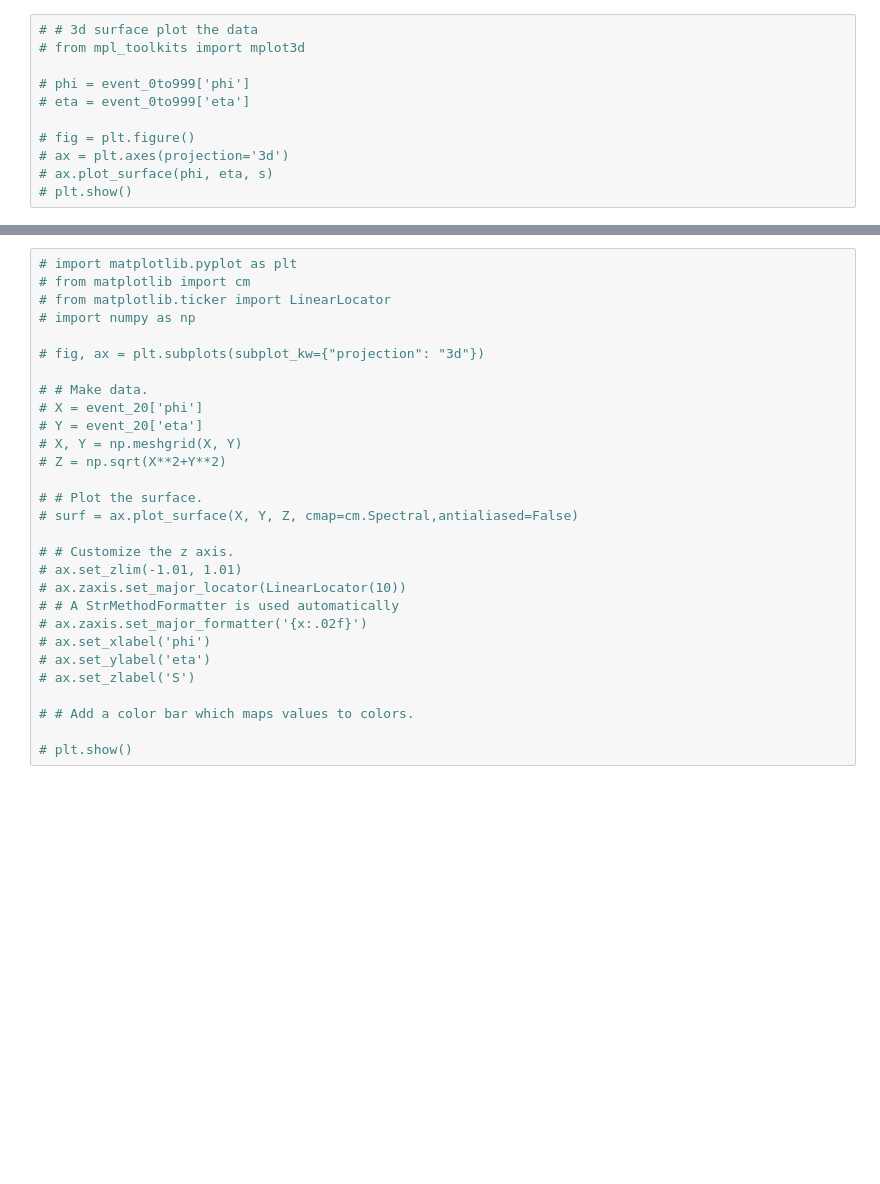
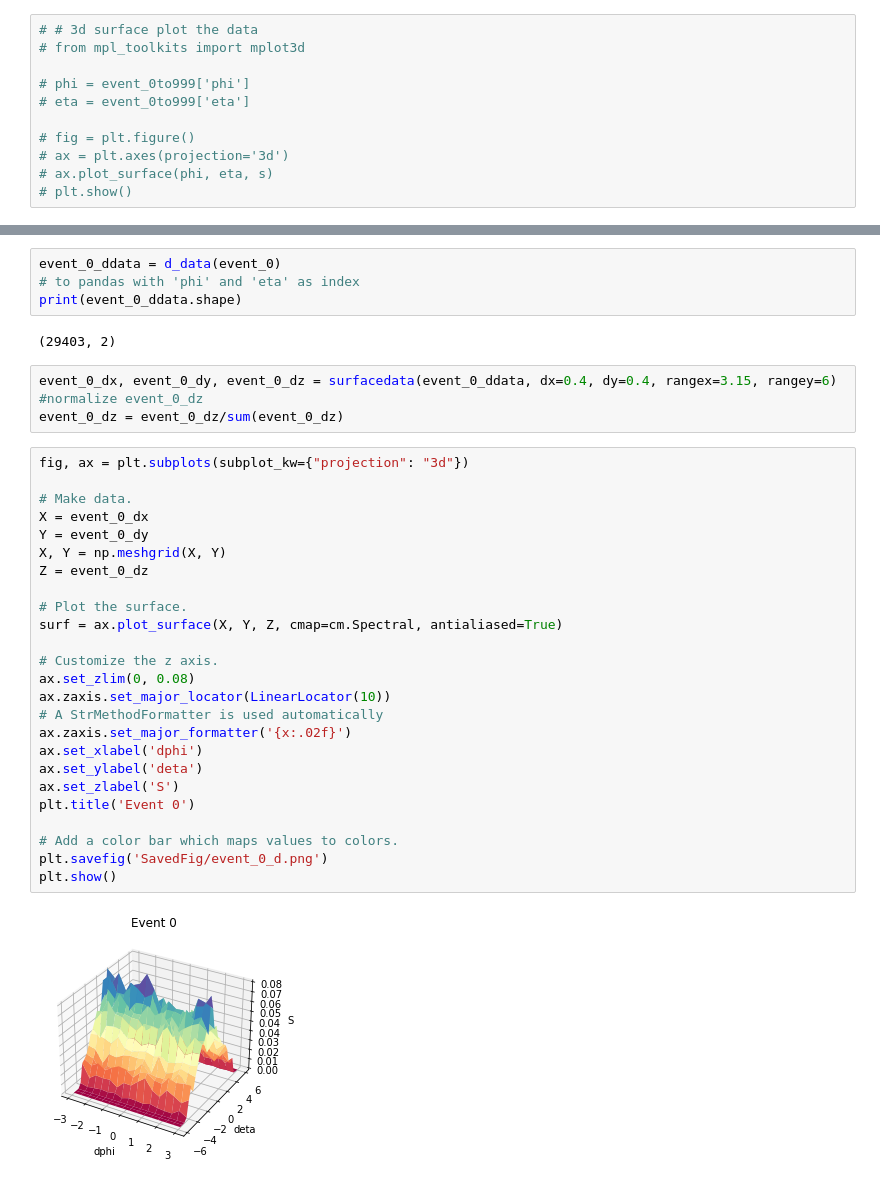
Before and after one commit to HarryWang0619/CIS_May_FinalProject, a Jupyter notebook: jul5_harry.ipynb, the cells around one changed output, grey strips where cells are left out. Cells and saved outputs as stored; diff of their text form; blank space fills up the shorter version.

```diff
--- a/jul5_harry.ipynb
+++ b/jul5_harry.ipynb
@@ -27,29 +55,37 @@ importing event  9
+# %%
+event_0_ddata = d_data(event_0)
+# to pandas with 'phi' and 'eta' as index
+print(event_0_ddata.shape)
+# %% [output]
+(29403, 2)
+# %%
+event_0_dx, event_0_dy, event_0_dz = surfacedata(event_0_ddata, dx=0.4, dy=0.4, rangex=3.15, rangey=6)
+#normalize event_0_dz
+event_0_dz = event_0_dz/sum(event_0_dz)
 # %%
-# import matplotlib.pyplot as plt
-# from matplotlib import cm
-# from matplotlib.ticker import LinearLocator
-# import numpy as np
+fig, ax = plt.subplots(subplot_kw={"projection": "3d"})
 
-# fig, ax = plt.subplots(subplot_kw={"projection": "3d"})
+# Make data.
+X = event_0_dx
+Y = event_0_dy
+X, Y = np.meshgrid(X, Y)
+Z = event_0_dz
 
-# # Make data.
-# X = event_20['phi']
-# Y = event_20['eta']
-# X, Y = np.meshgrid(X, Y)
-# Z = np.sqrt(X**2+Y**2)
+# Plot the surface.
+surf = ax.plot_surface(X, Y, Z, cmap=cm.Spectral, antialiased=True)
 
-# # Plot the surface.
-# surf = ax.plot_surface(X, Y, Z, cmap=cm.Spectral,antialiased=False)
+# Customize the z axis.
+ax.set_zlim(0, 0.08)
+ax.zaxis.set_major_locator(LinearLocator(10))
+# A StrMethodFormatter is used automatically
+ax.zaxis.set_major_formatter('{x:.02f}')
+ax.set_xlabel('dphi')
+ax.set_ylabel('deta')
+ax.set_zlabel('S')
+plt.title('Event 0')
 
-# # Customize the z axis.
-# ax.set_zlim(-1.01, 1.01)
-# ax.zaxis.set_major_locator(LinearLocator(10))
-# # A StrMethodFormatter is used automatically
-# ax.zaxis.set_major_formatter('{x:.02f}')
-# ax.set_xlabel('phi')
-# ax.set_ylabel('eta')
-# ax.set_zlabel('S')
-
-# # Add a color bar which maps values to colors.
-
-# plt.show()
+# Add a color bar which maps values to colors.
+plt.savefig('SavedFig/event_0_d.png')
+plt.show()
+# %% [output]
+[figure, added]
```
Also changed, not shown: parts of 23 cells of this notebook, 5 other files.
